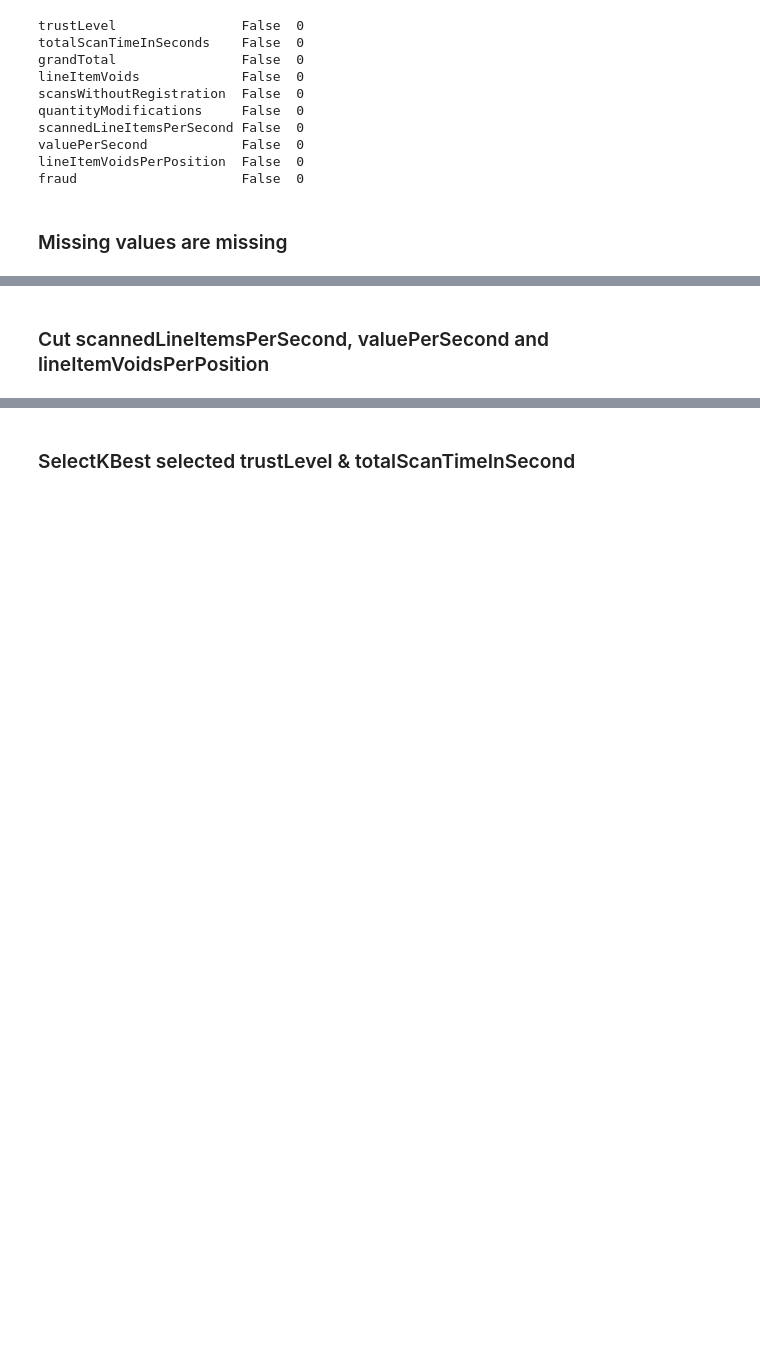
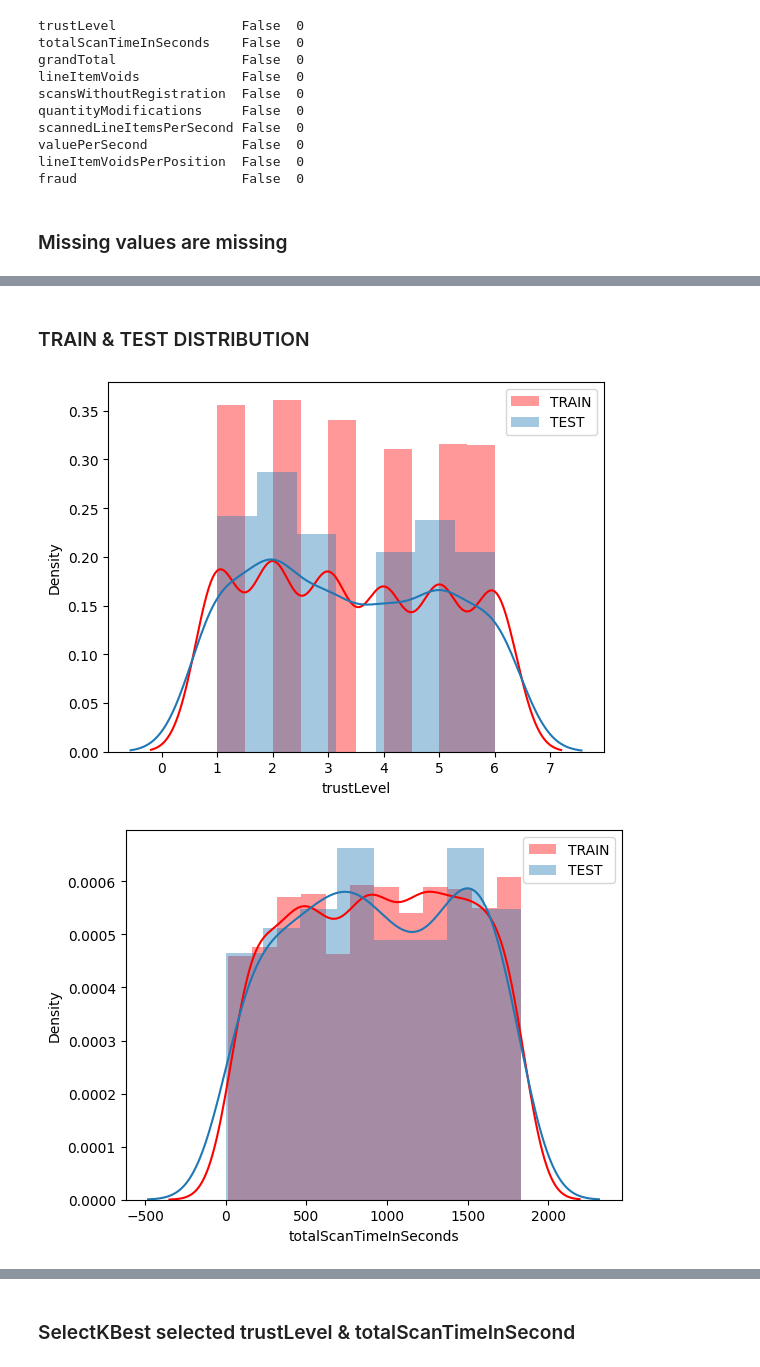
Before and after one commit to EfimowEgor/MMAD, a Jupyter notebook: eda.ipynb, the cells around one changed output, grey strips where cells are left out. Cells and saved outputs as stored; diff of their text form; code cells hidden in the pictures; blank space fills up the shorter version.

```diff
--- a/eda.ipynb
+++ b/eda.ipynb
@@ -41,6 +44,13 @@ def OHE(df):
     encoded_features = encoder.fit_transform(df[:, 0].reshape(-1, 1))
     df = np.delete(np.concatenate((df, encoded_features.toarray()), axis=1), np.s_[0:1], axis=1)
     return df
+# %%
+def plot_dist(TRAIN, TEST, LABEL1, LABEL2):
+    for _ in TRAIN.columns[0:9]:
+        plt.figure()
+        sns.distplot(TRAIN[_], color='r', label=LABEL1);
+        sns.distplot(TEST[_], label=LABEL2);
+        plt.legend()
 # %%
 df = read_data('data/train_2.csv')
 # %%
@@ -100,2 +80,7 @@ https://gist.github.com/mwaskom/de44147ed2974457ad6372750bbe5751
-# %% [markdown]
-### Cut scannedLineItemsPerSecond, valuePerSecond and lineItemVoidsPerPosition
+# %% [markdown]
+### TRAIN & TEST DISTRIBUTION
+# %%
+plot_dist(df, TEST, 'TRAIN', 'TEST')
+# %% [output]
+[figure, added]
+[figure, added]
```
Also changed, not shown: parts of 34 cells of this notebook, 6 other files.
